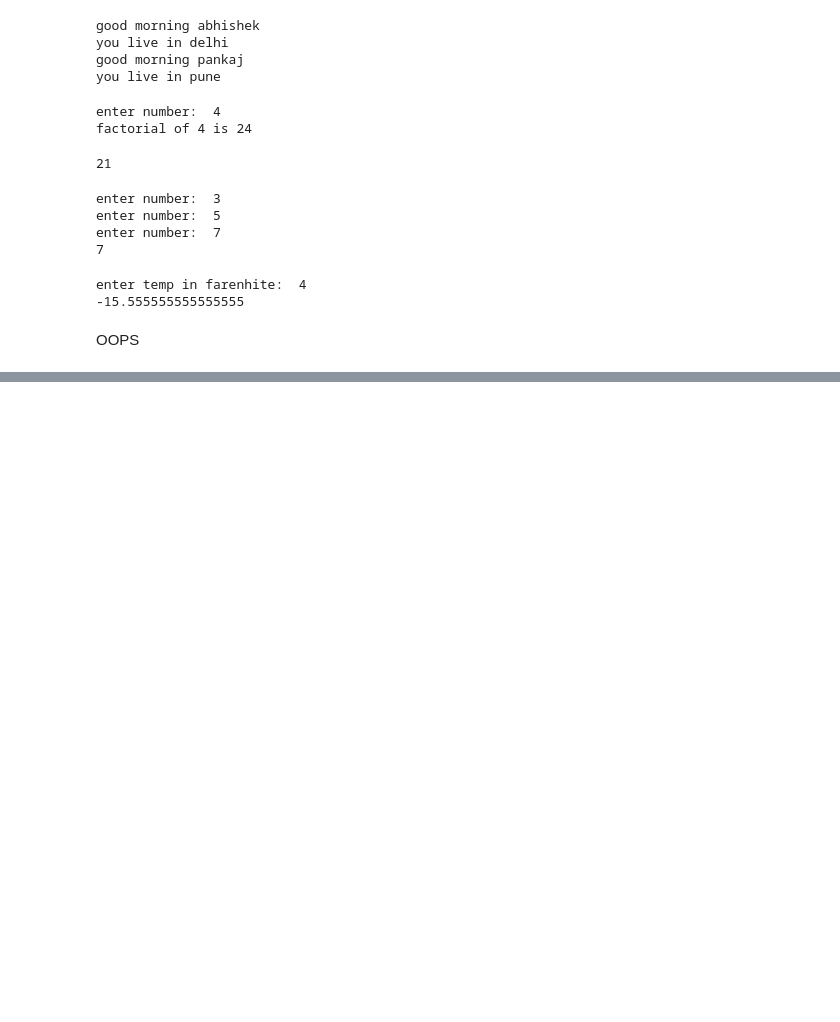
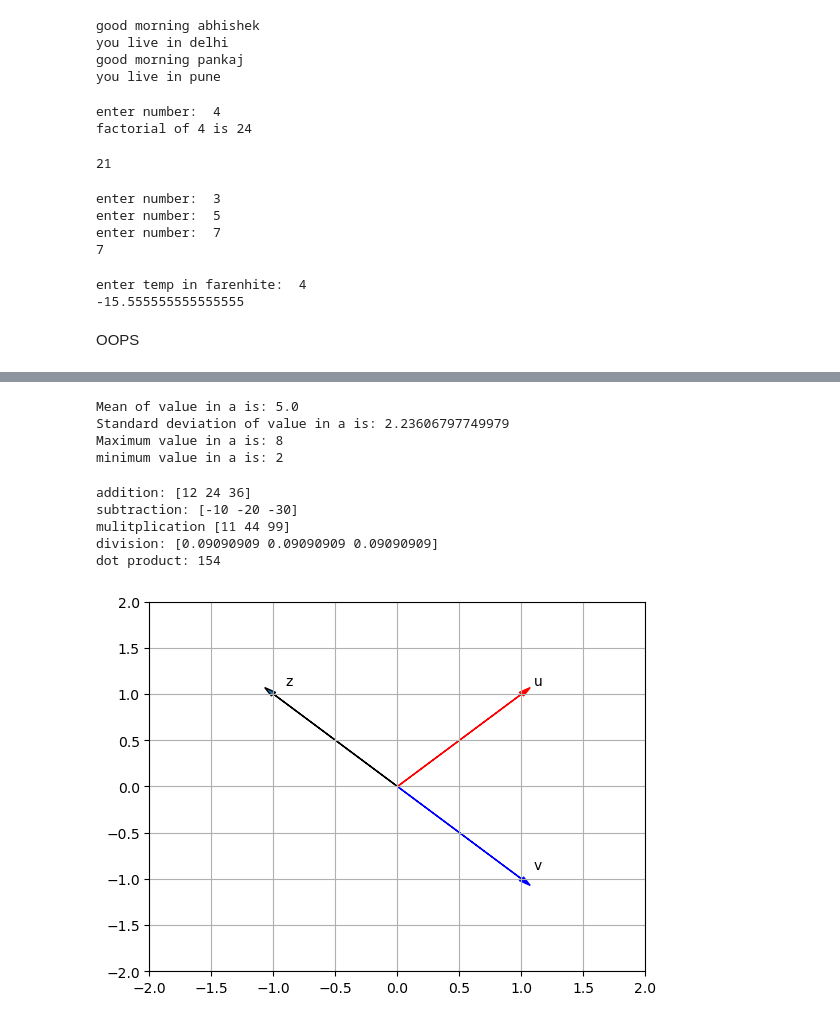
Before and after one commit to abhishekuniyal2024/IBM, a Jupyter notebook: ibm4PythonAI.ipynb, the cells around one changed output, grey strips where cells are left out. Drawn from its saved outputs; the diff is of its cells as text; code cells hidden in the pictures; blank space fills up the shorter version.

```diff
--- a/ibm4PythonAI.ipynb
+++ b/ibm4PythonAI.ipynb
@@ -1194,0 +1582,80 @@ this line is here so the current cell is on top of screen, not at bottom
+# %%
+# Numpy Statistical Functions
+a = np.array([2, 4, 6, 8])
+
+mean = a.mean()                            # Get the mean of numpy array
+print(f'Mean of value in a is: {mean}')
+
+standard_deviation=a.std()                 # Get the standard deviation of numpy array
+print(f'Standard deviation of value in a is: {standard_deviation}')
+
+max = a.max()        # Get the biggest value in the numpy array
+print(f'Maximum value in a is: {max}')
+
+min = a.min()
+print(f'minimum value in a is: {min}')
+# %% [output]
+Mean of value in a is: 5.0
+Standard deviation of value in a is: 2.23606797749979
+Maximum value in a is: 8
+minimum value in a is: 2
+# %%
+# operation on single dimensional array
+a = np.array([1,2,3])
+b = np.array([11,22,33])
+
+# array addition. first element: 1 + 11 = 12, second element: 2 + 22 = 24, third element: 3 + 33 = 36
+c = np.add(a, b)
+print(f'addition: {c}')
+
+# array subtraction. first element: 1 - 11 = -10, second element: 2 - 22 = -20, third element: 3 - 33 = -30
+d = np.subtract(a, b)
+print(f'subtraction: {d}')
+
+# array mulitplication. first element: 1 * 11 = 11, second element: 2 * 22 = 44, third element: 3 * 33 = 99
+e = np.multiply(a, b)
+print(f'mulitplication {e}')
+
+# array division. first element: 1 / 11 = 0.090, second element: 2 / 22 = 0.090, third element: 3 / 33 = 0.090
+f = np.divide(a, b)
+print(f'division: {f}')
+
+# dot prodcut.  a.b = a1.b1 + a2.b2 + a3.b3 -> 1.11 + 2.22 + 3.33 => 11 + 44 + 99 => 154
+g = np.dot(a, b)
+print(f'dot product: {g}')
+# %% [output]
+addition: [12 24 36]
+subtraction: [-10 -20 -30]
+mulitplication [11 44 99]
+division: [0.09090909 0.09090909 0.09090909]
+dot product: 154
+# %%
+# this is after array addition funtion program, original code didnt run. had to modify it by chatgpt.
+# didnt unertand the code.
+import matplotlib.pyplot as plt
+
+def Plotvec1(u, z, v):
+    plt.figure()  # Create a new figure
+    ax = plt.gca()  # Get the current axes
+
+    ax.arrow(0, 0, *u, head_width=0.05, color='r', head_length=0.1)  # Add an arrow for vector u
+    plt.text(*(np.array(u) + 0.1), 'u')  # Add text for vector u
+
+    ax.arrow(0, 0, *v, head_width=0.05, color='b', head_length=0.1)  # Add an arrow for vector v
+    plt.text(*(np.array(v) + 0.1), 'v')  # Add text for vector v
+
+    ax.arrow(0, 0, *z, head_width=0.05, head_length=0.1)  # Add an arrow for vector z
+    plt.text(*(np.array(z) + 0.1), 'z')  # Add text for vector z
+
+    plt.ylim(-2, 2)  # Set y-axis limits
+    plt.xlim(-2, 2)  # Set x-axis limits
+    plt.grid(True)  # Add grid for better visibility
+    plt.show()  # Display the plot
+
+# Example usage:
+u = np.array([1, 1])
+v = np.array([1, -1])
+z = np.array([-1, 1])
+Plotvec1(u, z, v)
+# %% [output]
+[figure, added]
```
Also changed, not shown: parts of 51 cells of this notebook, 1 other file.
